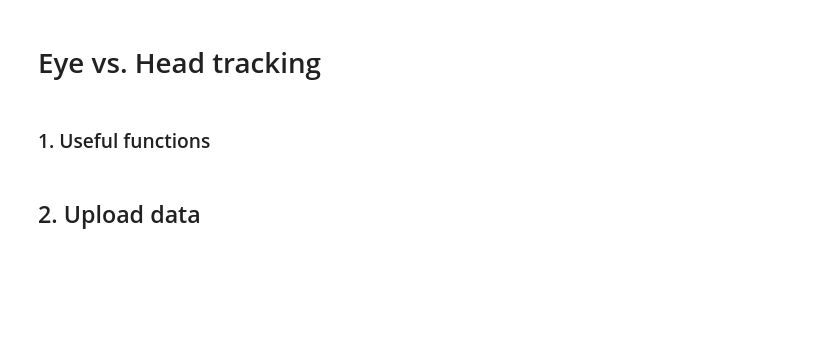
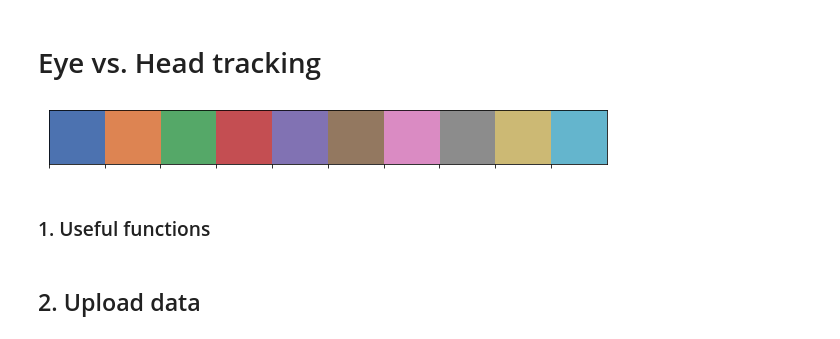
Before and after one commit to JohnMadrid/VillageBehavioralWalk, a Jupyter notebook: eye_head_comparison.ipynb, the cells around one changed output. Cells and saved outputs as stored; diff of their text form; code cells hidden in the pictures; blank space fills up the shorter version.

```diff
--- a/eye_head_comparison.ipynb
+++ b/eye_head_comparison.ipynb
@@ -1,19 +1,25 @@
 # %% [markdown]
 # Eye vs. Head tracking
 # %%
-import glob
 import math
+import numpy as np
 import numpy.linalg
 import pandas as pd
 import matplotlib.pyplot as plt
 import seaborn as sns
 import os
 import glob
 from tqdm.notebook import tqdm
 pd.options.mode.chained_assignment = None
 sns.set_palette(sns.color_palette('deep'))
 plt.rcParams.update({'font.size': 12})
 %matplotlib inline
+# extra colors
+# "#9b59b6", "#3498db", "#95a5a6", "#e74c3c", "#34495e", "#2ecc71"
+colors = ['#4C72B0', '#DD8452', '#55A868', '#C44E52', '#8172B3', '#937860', '#DA8BC3', '#8C8C8C', '#CCB974', '#64B5CD']
+sns.palplot(sns.color_palette(colors))
+# %% [output]
+[figure, added]
 # %% [markdown]
 ### 1. Useful functions
 # %%
```
Also changed, not shown: parts of 11 cells of this notebook.
